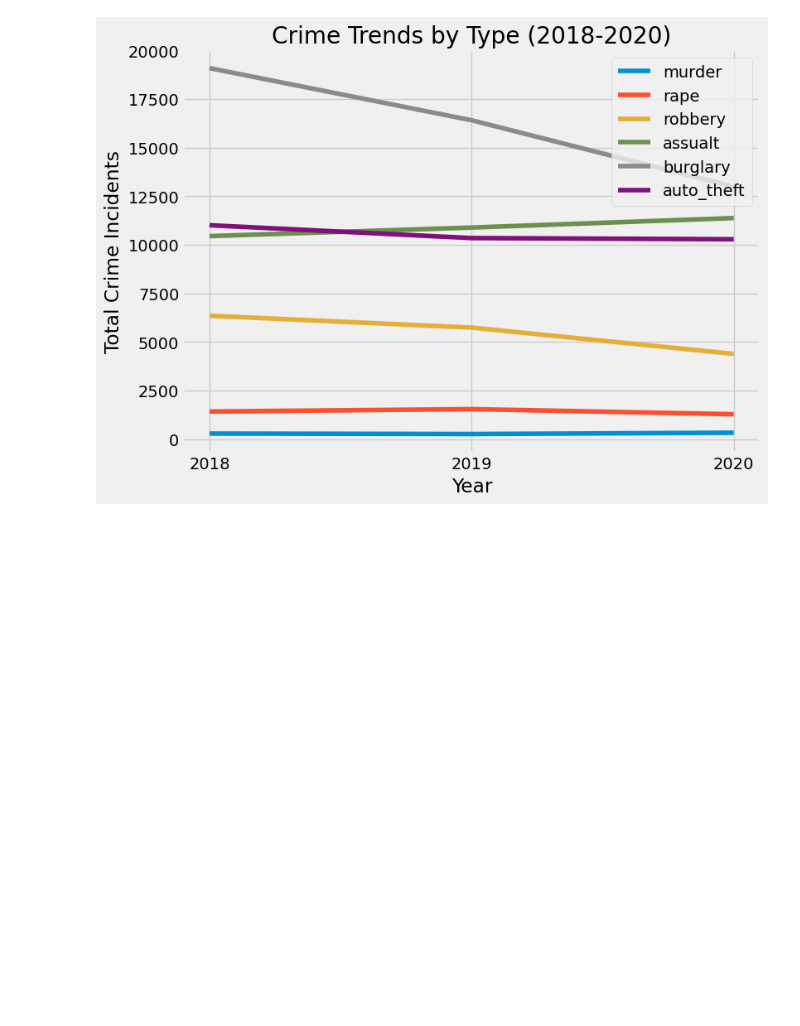
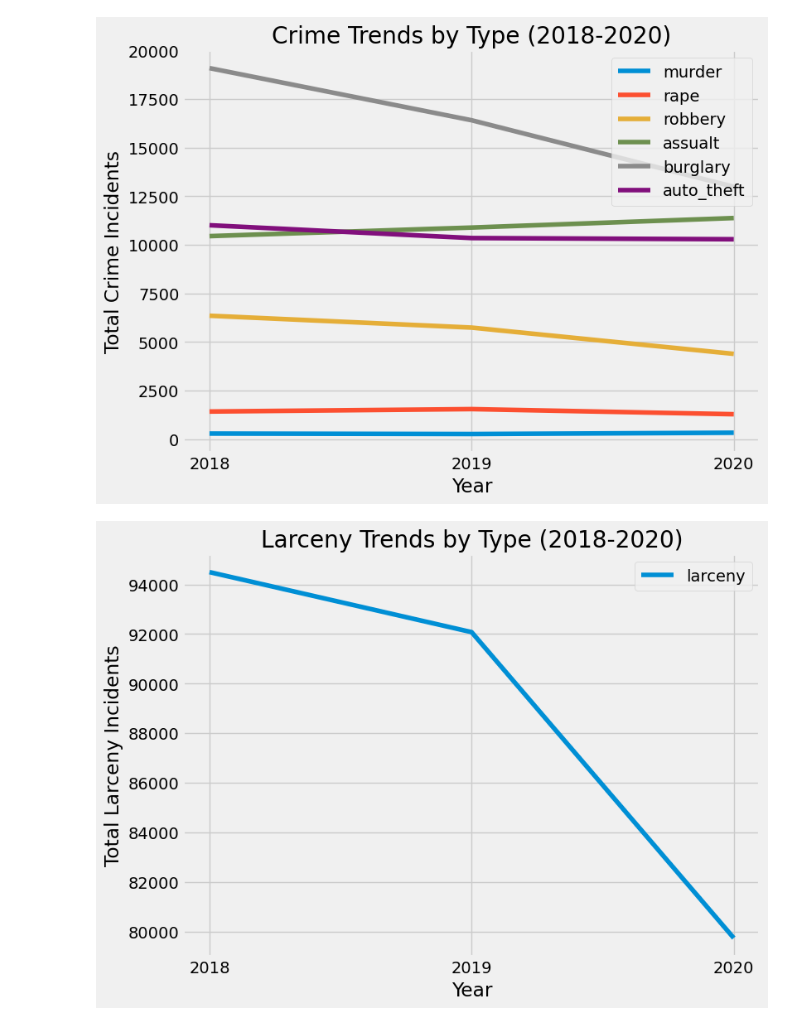
Before and after one commit to kevindownesii/Project_3, a Jupyter notebook: Graphs.ipynb, the cells around one changed output. Drawn from its saved outputs; the diff is of its cells as text; code cells hidden in the pictures; blank space fills up the shorter version.

Commit message:
Updated Graphs

```diff
--- a/Graphs.ipynb
+++ b/Graphs.ipynb
@@ -397,3 +374,34 @@ plt.show()
 plt.style.use('fivethirtyeight')
 # %% [output]
 [figure]
+# %%
+# Define the years and corresponding crime categories
+years = ['2018', '2019', '2020']
+crime_categories = ['larceny']
+
+# lists to store crime counts for each year
+crime_counts_by_year = {year: [] for year in years}
+
+# Populate crime counts for each year and category
+for year in years:
+    for category in crime_categories:
+        crime_column = f'{category}_{year}'
+        crime_counts_by_year[year].append(crime_census_df[crime_column].sum())
+
+# Plotting the line graph
+plt.figure(figsize=(8, 6))
+
+for category_index, category in enumerate(crime_categories):
+    plt.plot(years, [counts[category_index] for counts in crime_counts_by_year.values()], label=category)
+
+plt.xlabel('Year')
+plt.ylabel('Total Larceny Incidents')
+plt.title('Larceny Trends by Type (2018-2020)')
+plt.legend()
+plt.grid(True)
+plt.show()
+
+#style chart
+plt.style.use('fivethirtyeight')
+# %% [output]
+[figure, added]
```
Also changed, not shown: parts of 9 cells of this notebook.
